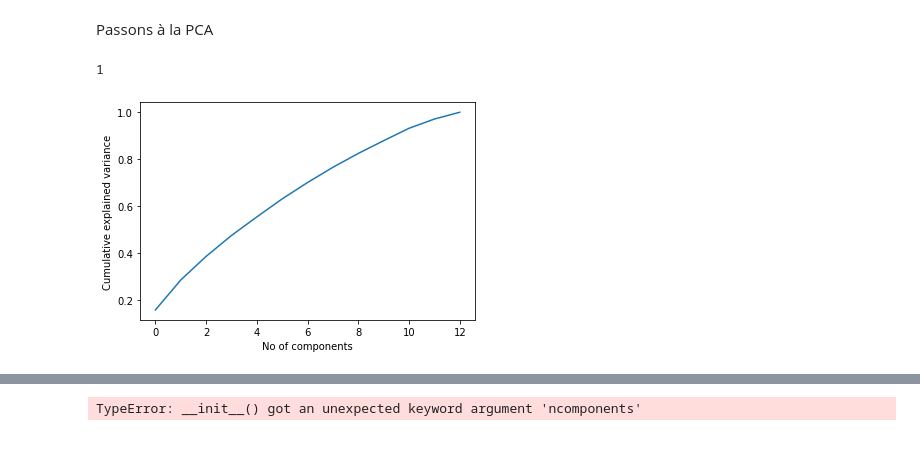
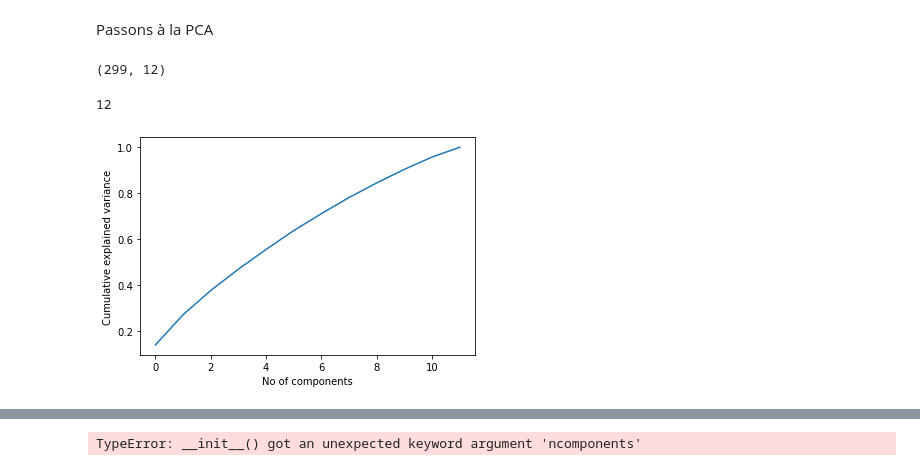
Before and after one commit to FarahTed/ProjetIA, a Jupyter notebook: Test machine learning.ipynb, the cells around one changed output, grey strips where cells are left out. Drawn from its saved outputs; the diff is of its cells as text; code cells hidden in the pictures.

```diff
--- a/Test machine learning.ipynb
+++ b/Test machine learning.ipynb
@@ -264,21 +277,23 @@ Passons à la PCA
 # %%
 from sklearn.preprocessing import StandardScaler
 from sklearn.decomposition import PCA
-df_std = StandardScaler().fit_transform(heart)
-#df_std
+df_std = StandardScaler().fit_transform(A)
+df_std.shape
+# %% [output]
+(299, 12)
 # %%
 pca = PCA().fit(df_std)
 varianceExplained=0.950
 plt.plot(np.cumsum(pca.explained_variance_ratio_))
 plt.xlabel("No of components")
 preProc = sklearn.decomposition.PCA(n_components=varianceExplained)
-preProc.fit(heart)
-print(preProc.components_.shape[0])
+preProc.fit(A)
+print(preProc.components_.shape[1])
 plt.ylabel("Cumulative explained variance")
 plt.show()
 # %% [output]
-1
+12
-[figure, old version]
+[figure, new version]
 # %%
 df_cov_matrix = np.cov(df_std.T)
 #df_cov_matrix
```
Also changed, not shown: parts of 15 cells of this notebook.
